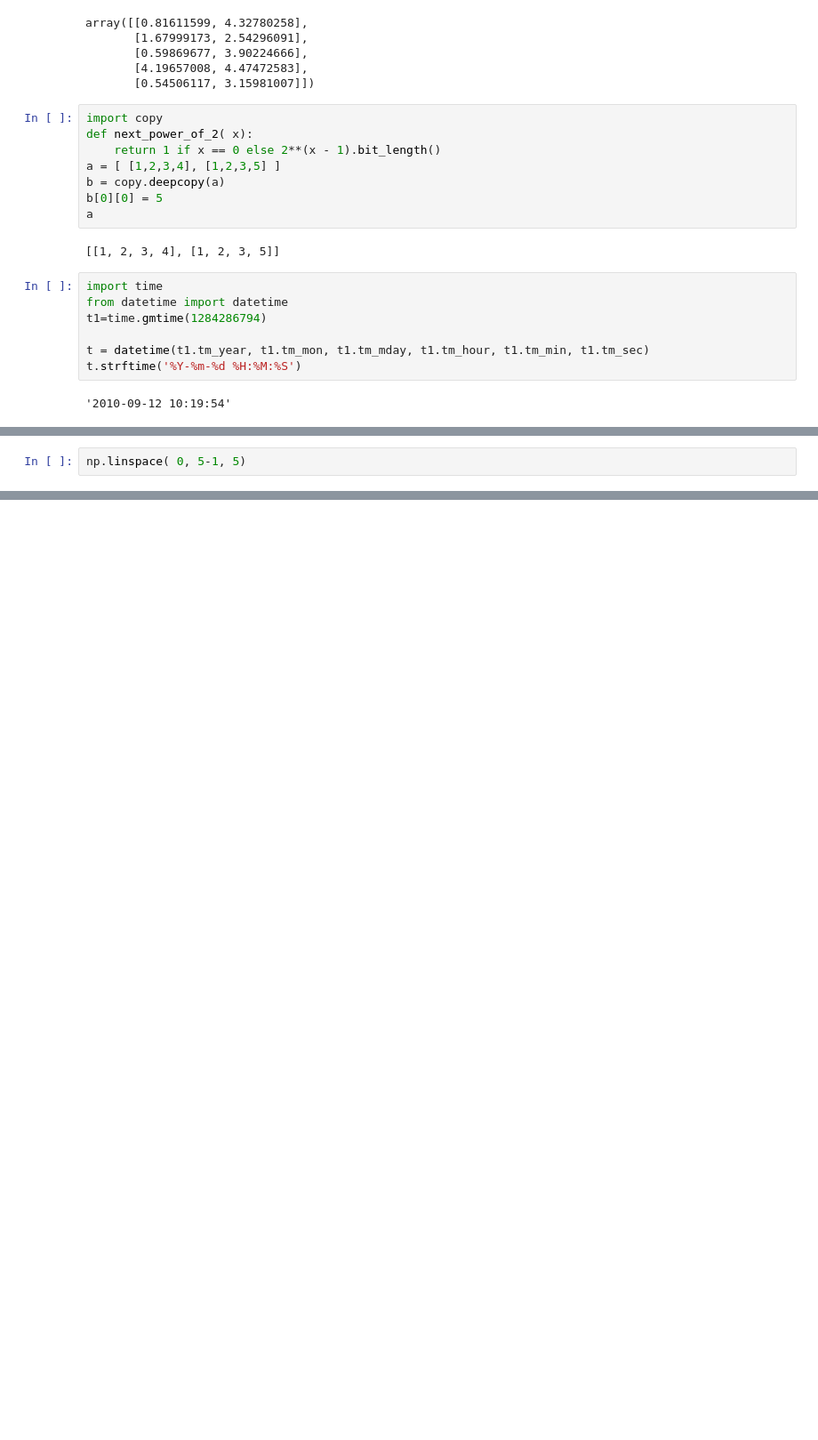
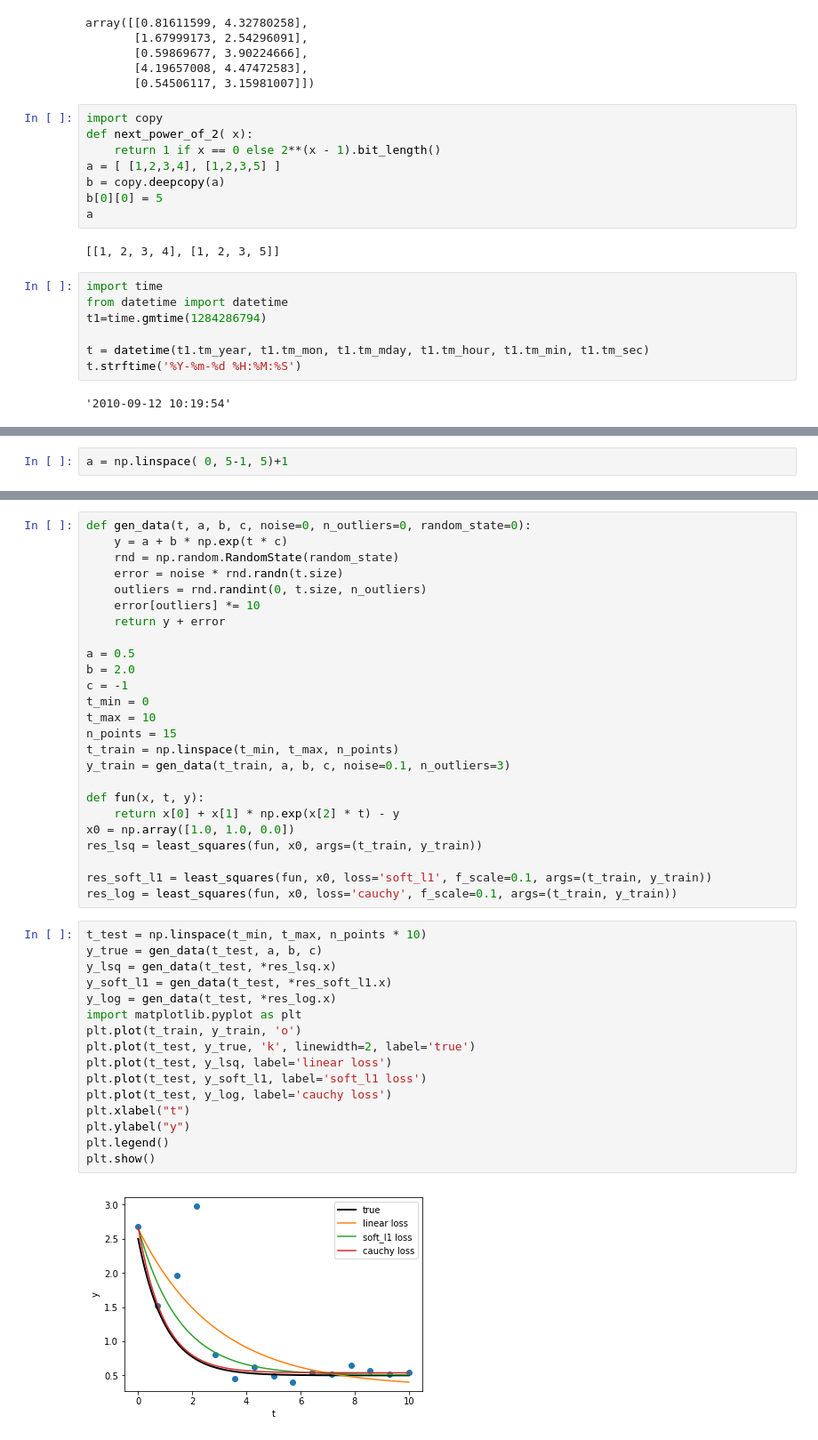
Before and after one commit to mbaddar/BTCWavelet, a Jupyter notebook: notebooks/log_returns.ipynb, the cells around one changed output, grey strips where cells are left out. Shown at 89% size. Cells and saved outputs as stored; diff of their text form; blank space fills up the shorter version.

Commit message:
Attempting non-linear optimisation
Using functional constraints

```diff
--- a/notebooks/log_returns.ipynb
+++ b/notebooks/log_returns.ipynb
@@ -804,3 +806,3 @@ df
 # %%
-np.linspace( 0, 5-1, 5)
+a = np.linspace( 0, 5-1, 5)+1
 # %% [output]
@@ -811,0 +860,43 @@ np.sign(5)
+# %%
+def gen_data(t, a, b, c, noise=0, n_outliers=0, random_state=0):
+    y = a + b * np.exp(t * c)
+    rnd = np.random.RandomState(random_state)
+    error = noise * rnd.randn(t.size)
+    outliers = rnd.randint(0, t.size, n_outliers)
+    error[outliers] *= 10
+    return y + error
+
+a = 0.5
+b = 2.0
+c = -1
+t_min = 0
+t_max = 10
+n_points = 15
+t_train = np.linspace(t_min, t_max, n_points)
+y_train = gen_data(t_train, a, b, c, noise=0.1, n_outliers=3)
+
+def fun(x, t, y):
+    return x[0] + x[1] * np.exp(x[2] * t) - y
+x0 = np.array([1.0, 1.0, 0.0])
+res_lsq = least_squares(fun, x0, args=(t_train, y_train))
+
+res_soft_l1 = least_squares(fun, x0, loss='soft_l1', f_scale=0.1, args=(t_train, y_train))
+res_log = least_squares(fun, x0, loss='cauchy', f_scale=0.1, args=(t_train, y_train))
+# %%
+t_test = np.linspace(t_min, t_max, n_points * 10)
+y_true = gen_data(t_test, a, b, c)
+y_lsq = gen_data(t_test, *res_lsq.x)
+y_soft_l1 = gen_data(t_test, *res_soft_l1.x)
+y_log = gen_data(t_test, *res_log.x)
+import matplotlib.pyplot as plt
+plt.plot(t_train, y_train, 'o')
+plt.plot(t_test, y_true, 'k', linewidth=2, label='true')
+plt.plot(t_test, y_lsq, label='linear loss')
+plt.plot(t_test, y_soft_l1, label='soft_l1 loss')
+plt.plot(t_test, y_log, label='cauchy loss')
+plt.xlabel("t")
+plt.ylabel("y")
+plt.legend()
+plt.show()
+# %% [output]
+[figure, added]
```
Also changed, not shown: parts of 13 cells of this notebook, 3 other files.
